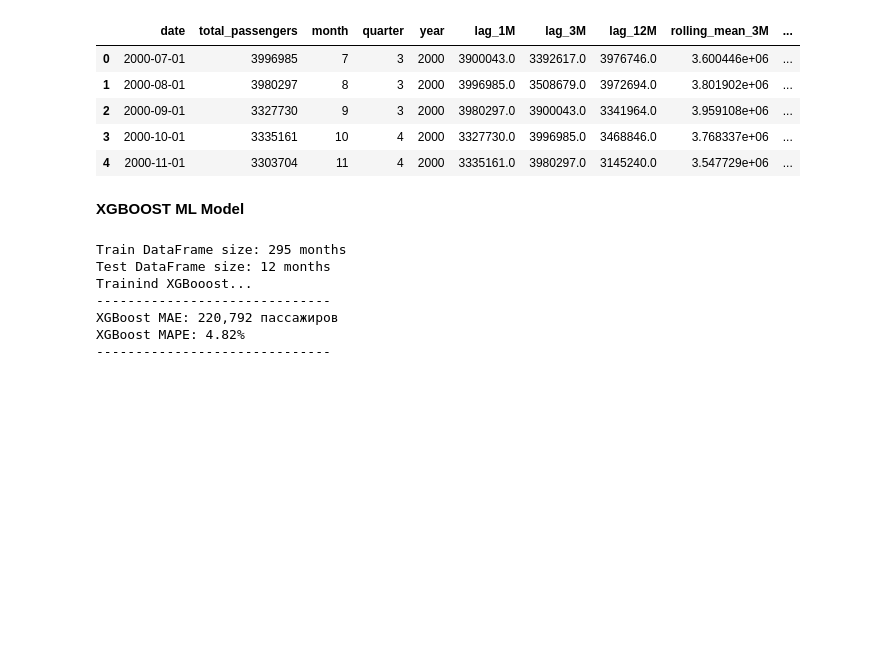
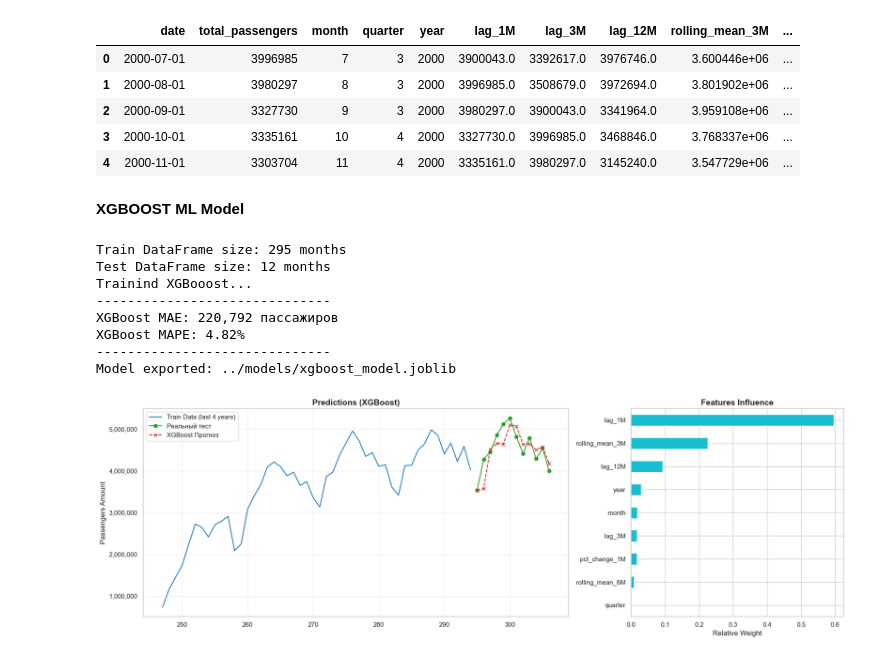
Before and after one commit to mapi-developer/Passenger-Demand-Forecasting, a Jupyter notebook: notebooks/feature_engineering_and_model.ipynb, the cells around one changed output. Cells and saved outputs as stored; diff of their text form; code cells hidden in the pictures; blank space fills up the shorter version.

Commit message:
long term predictions

```diff
--- a/notebooks/feature_engineering_and_model.ipynb
+++ b/notebooks/feature_engineering_and_model.ipynb
@@ -124,30 +124,54 @@ print("Trainind XGBooost...")
 xgb_model.fit(X_train, y_train)
 
 # XGBoost predictions
 xgb_preds = xgb_model.predict(X_test)
 xgb_preds_series = pd.Series(xgb_preds, index=y_test.index)
 
 # XGBoost metrics
 xgb_mae = mean_absolute_error(y_test, xgb_preds)
 xgb_mape = mean_absolute_percentage_error(y_test, xgb_preds)
 
 print("-" * 30)
 print(f"XGBoost MAE: {xgb_mae:,.0f} пассажиров")
 print(f"XGBoost MAPE: {xgb_mape:.2%}")
 print("-" * 30)
 
 # Model exporing
 os.makedirs('../models', exist_ok=True)
 model_path = '../models/xgboost_model.joblib'
 joblib.dump(xgb_model, model_path)
 print(f'Model exported: {model_path}')
 
 # Visualization (Predictions Graph + Features Influence)
+fig, (ax1, ax2) = plt.subplots(1, 2, figsize=(18, 6), gridspec_kw={'width_ratios': [2, 1]})
+
+# Preds vs. Real data
+ax1.plot(y_train.index[-48:], y_train[-48:], label='Train Data (last 4 years)', color='#1f77b4')
+ax1.plot(y_test.index, y_test, label='Реальный тест', color='#2ca02c', marker='o')
+ax1.plot(xgb_preds_series.index, xgb_preds_series, label='XGBoost Прогноз', color='#d62728', linestyle='--', marker='x')
+
+ax1.set_title('Predictions (XGBoost)', fontsize=14, fontweight='bold')
+ax1.set_ylabel('Passengers Amount')
+ax1.legend()
+ax1.grid(True, alpha=0.3)
+ax1.yaxis.set_major_formatter(FuncFormatter(lambda x, loc: '{:,}'.format(int(x))))
+
+# Features Influence
+feature_importances = pd.Series(xgb_model.feature_importances_, index=X.columns)
+feature_importances.sort_values(ascending=True).plot(kind='barh', ax=ax2, color='#17becf')
+
+ax2.set_title('Features Influence', fontsize=14, fontweight='bold')
+ax2.set_xlabel('Relative Weight')
+
+plt.tight_layout()
+plt.show()
 # %% [output]
 Train DataFrame size: 295 months
 Test DataFrame size: 12 months
 Trainind XGBooost...
 ------------------------------
 XGBoost MAE: 220,792 пассажиров
 XGBoost MAPE: 4.82%
 ------------------------------
+Model exported: ../models/xgboost_model.joblib
+[figure, added]
```
Also changed, not shown: parts of 1 cell of this notebook, 1 other file.
